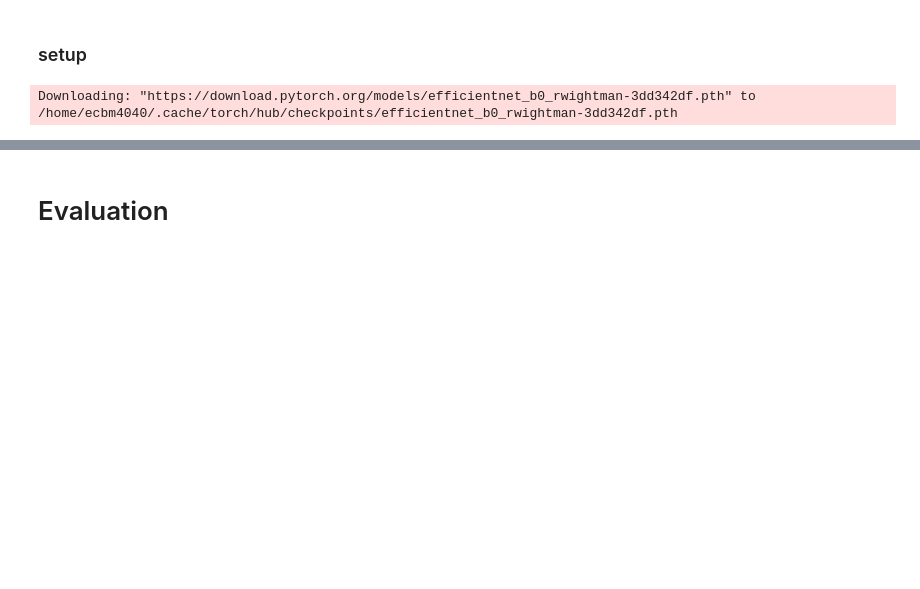
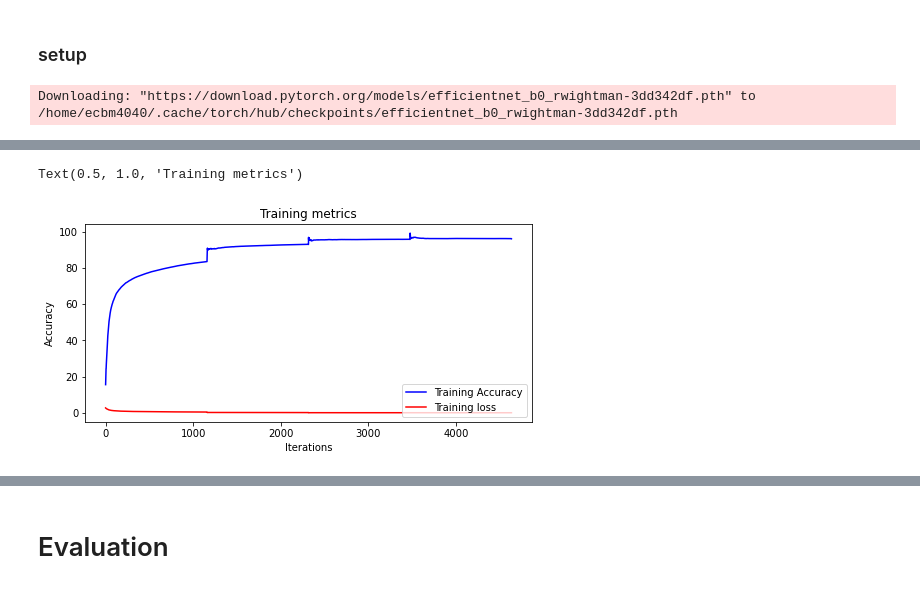
Before and after one commit to ecbme6040/e6691-2022spring-assign2-SURG-an3078-bmh2168-wab2138, a Jupyter notebook: EfficientNet.ipynb, the cells around one changed output, grey strips where cells are left out. Saved outputs shown, nothing was run; the diff lists cells and outputs as text; code cells hidden in the pictures; blank space fills up the shorter version.

```diff
--- a/EfficientNet.ipynb
+++ b/EfficientNet.ipynb
@@ -32,7 +32,7 @@ data_transforms = {
     ]),
     'val': transforms.Compose([transforms.Normalize(mean=[0.485, 0.456, 0.406],std=[0.229, 0.224, 0.225])]),
 }
-train_set = ImagesDataset(data_transforms['train'],noval=True)
+train_set = ImagesDataset(data_transforms['train'],noval=False)
 val_set = ImagesDataset(data_transforms['val'],train=False)
 val_set.__len__()
 # %% [output]
@@ -178,3 +178,30 @@ torch.save(model_ft.state_dict(), './models/efficientnet_b0_noval.pt')
 import pickle
 with open('./models/efficientnet_b0_hist.pkl', 'wb') as f:
     pickle.dump(hist, f)
+# %%
+
+with open('./models/resnet18_hist.pkl', 'rb') as f:
+    resnet18_hist = pickle.load(f)
+resnet18_hist
+
+losses=[i[0] for i in resnet18_hist]
+accs=[i[1] for i in resnet18_hist]
+#my bad mixed training and val metrics
+522
+train_accs=accs[0:1159]+accs[1159+523:1159*2+523]+accs[1159*2+523*2:1159*3+523*2]+accs[1159*3+523*3:1159*4+523*3]
+train_loss=losses[0:1159]+losses[1159+523:1159*2+523]+losses[1159*2+523*2:1159*3+523*2]+losses[1159*3+523*3:1159*4+523*3]
+
+val_accs=accs[1159:1159+523]+accs[1159*2+523:1159*2+523*2]+accs[1159*3+523*2:1159*3+523*3]+accs[1159*4+523*3:1159*4+523*4]
+val_loss=losses[1159:1159+523]+losses[1159*2+523:1159*2+523*2]+losses[1159*3+523*2:1159*3+523*3]+losses[1159*4+523*3:1159*4+523*4]
+
+plt.figure(figsize=(8, 8))
+plt.subplot(2, 1, 1)
+plt.plot(train_accs, label='Training Accuracy', color="blue")
+plt.plot(train_loss, label='Training loss', color="r")
+plt.legend(loc='lower right')
+plt.ylabel('Accuracy')
+plt.xlabel('Iterations')
+plt.title('Training metrics')
+# %% [output]
+Text(0.5, 1.0, 'Training metrics')
+[figure, added]
```
Also changed, not shown: parts of 9 cells of this notebook, 4 other files.
